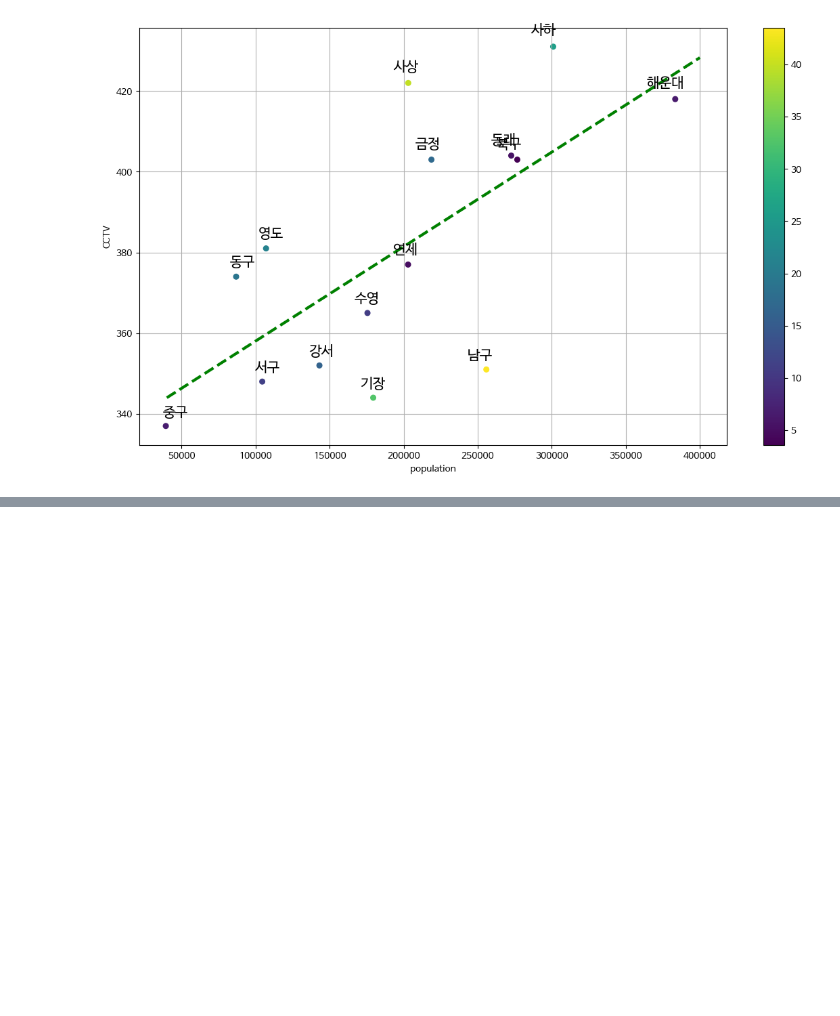
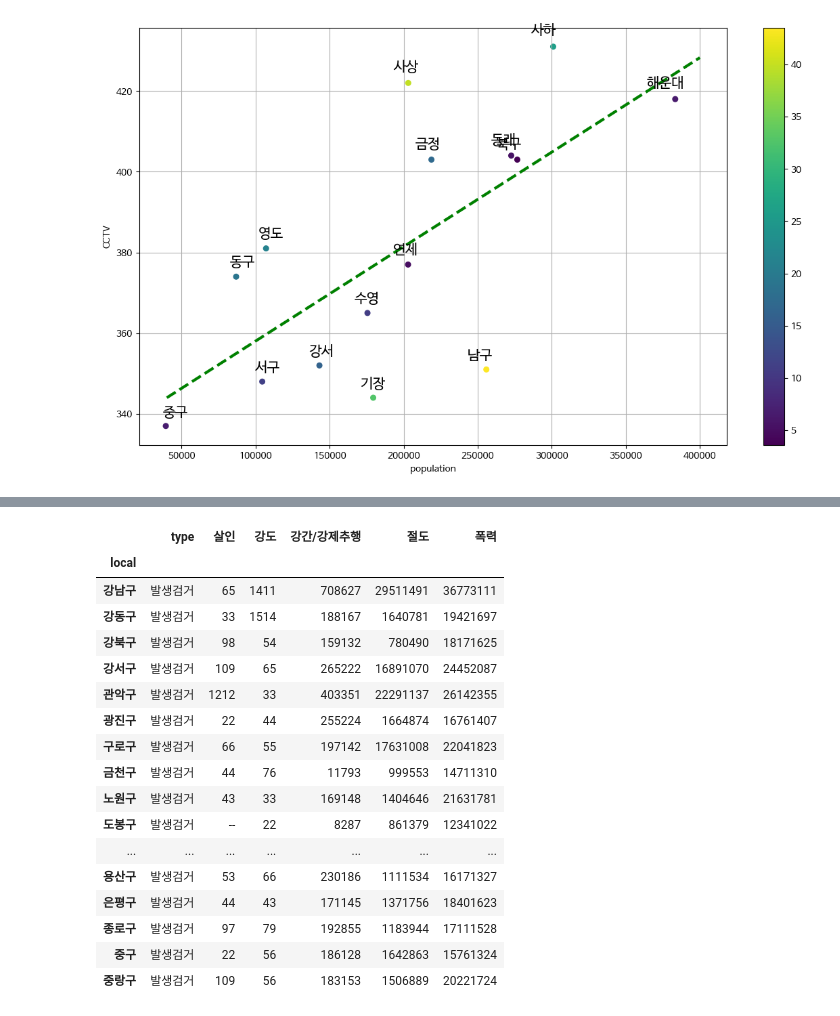
Before and after one commit to jungmin9911/python_pknu, a Jupyter notebook: py11_방범용CCTV위치분석.ipynb, the cells around one changed output, grey strips where cells are left out. Saved outputs shown, nothing was run; the diff lists cells and outputs as text; code cells hidden in the pictures; blank space fills up the shorter version.

```diff
--- a/py11_방범용CCTV위치분석.ipynb
+++ b/py11_방범용CCTV위치분석.ipynb
@@ -262,0 +401,22 @@ total
+# %%
+CR = crime.groupby("local").sum()#.reset_index(name="total")
+CR
+# %% [output]
+|  | type | 살인 | 강도 | 강간/강제추행 | 절도 | 폭력 |
+| local |  |  |  |  |  |  |
+| 강남구 | 발생검거 | 65 | 1411 | 708627 | 29511491 | 36773111 |
+| 강동구 | 발생검거 | 33 | 1514 | 188167 | 1640781 | 19421697 |
+| 강북구 | 발생검거 | 98 | 54 | 159132 | 780490 | 18171625 |
+| 강서구 | 발생검거 | 109 | 65 | 265222 | 16891070 | 24452087 |
+| 관악구 | 발생검거 | 1212 | 33 | 403351 | 22291137 | 26142355 |
+| 광진구 | 발생검거 | 22 | 44 | 255224 | 1664874 | 16761407 |
+| 구로구 | 발생검거 | 66 | 55 | 197142 | 17631008 | 22041823 |
+| 금천구 | 발생검거 | 44 | 76 | 11793 | 999553 | 14711310 |
+| 노원구 | 발생검거 | 43 | 33 | 169148 | 1404646 | 21631781 |
+| 도봉구 | 발생검거 | -- | 22 | 8287 | 861379 | 12341022 |
+| ... | ... | ... | ... | ... | ... | ... |
+| 용산구 | 발생검거 | 53 | 66 | 230186 | 1111534 | 16171327 |
+| 은평구 | 발생검거 | 44 | 43 | 171145 | 1371756 | 18401623 |
+| 종로구 | 발생검거 | 97 | 79 | 192855 | 1183944 | 17111528 |
+| 중구 | 발생검거 | 22 | 56 | 186128 | 1642863 | 15761324 |
+| 중랑구 | 발생검거 | 109 | 56 | 183153 | 1506889 | 20221724 |
```
Also changed, not shown: parts of 15 cells of this notebook, 3 other files.
